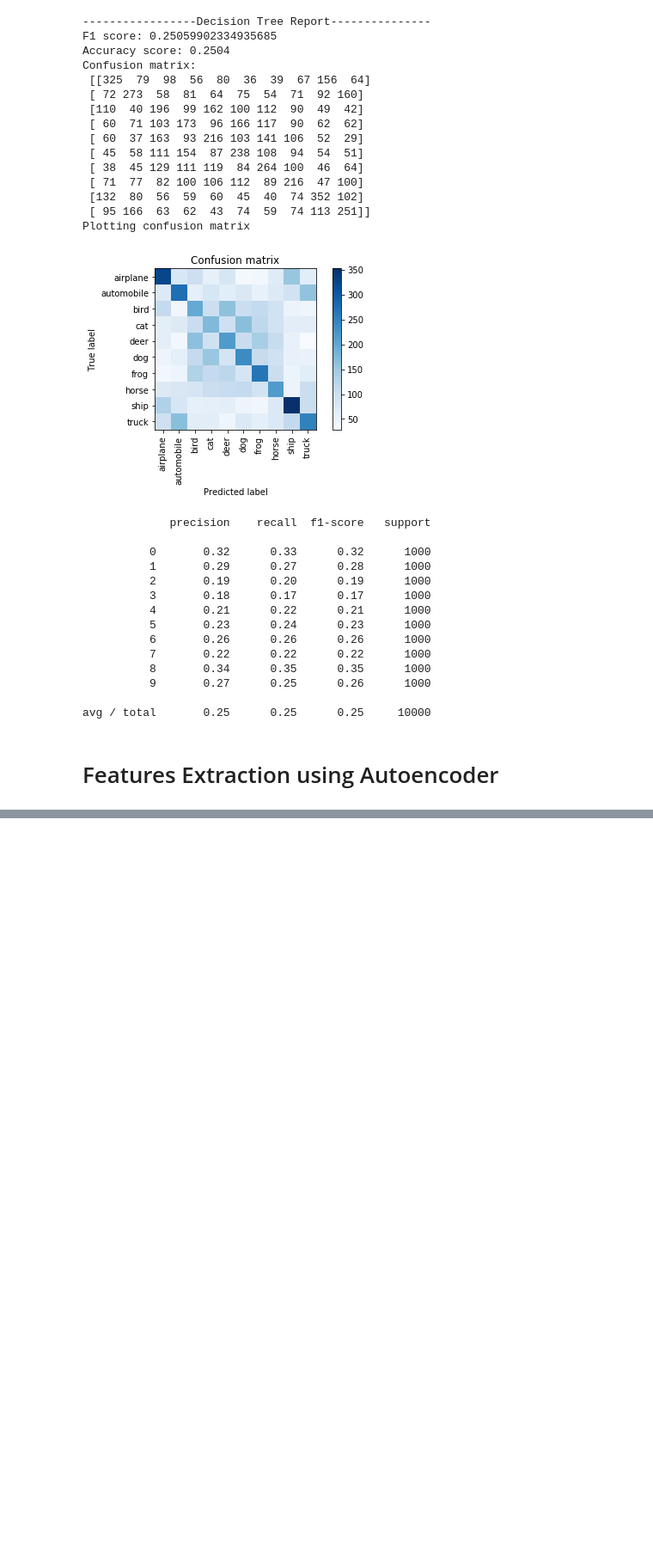
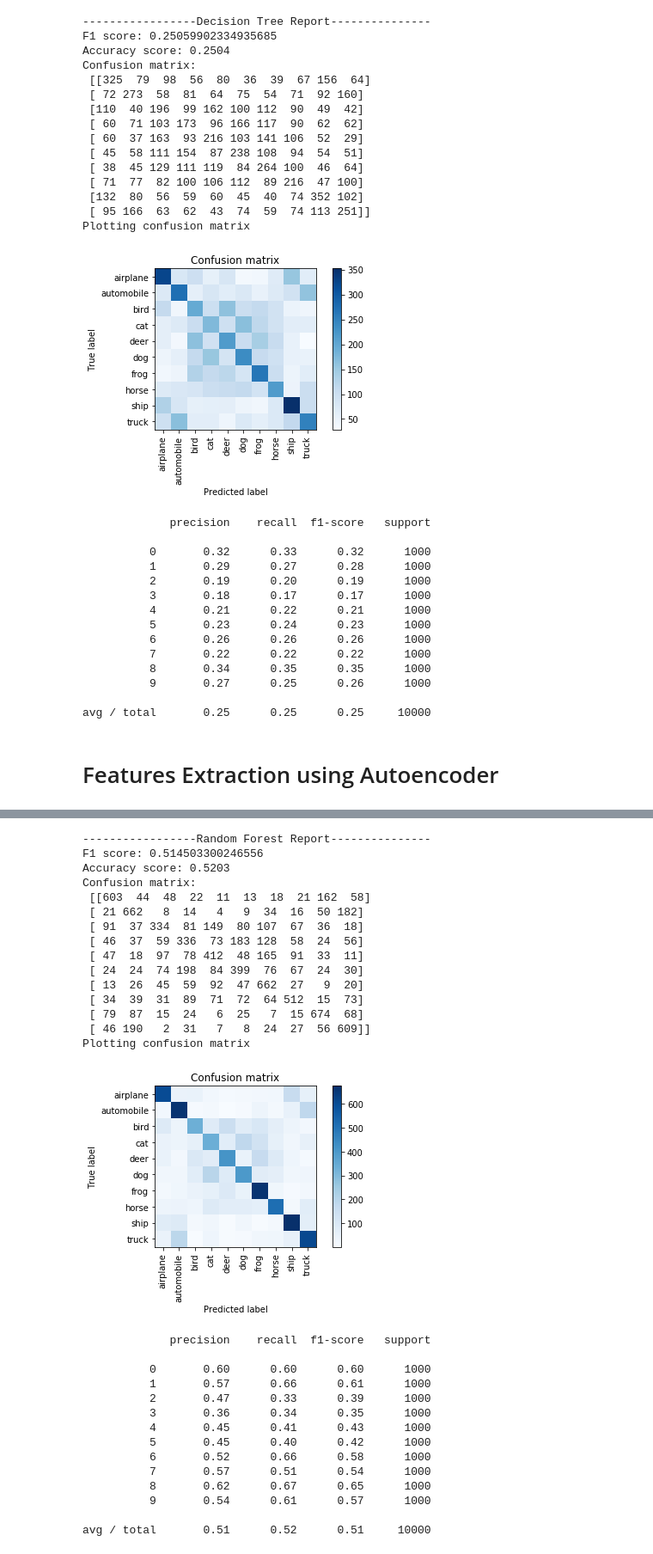
Before and after one commit to hgdangkhoi/Image-Classification-with-Fashion-MNIST-and-CIFAR-10, a Jupyter notebook: Image Classification with Fashion-MNIST and CIFAR-10.ipynb, the cells around one changed output, grey strips where cells are left out. Shown at 86% size. Drawn from its saved outputs; the diff is of its cells as text; code cells hidden in the pictures; blank space fills up the shorter version.

```diff
--- a/Image Classification with Fashion-MNIST and CIFAR-10.ipynb
+++ b/Image Classification with Fashion-MNIST and CIFAR-10.ipynb
@@ -2212,0 +2388,48 @@ autoencoder_features_train.shape
+# %%
+# Random Forest report and analysis
+y_pred_forest_autoencoder = random_forest.predict(autoencoder_features_test_flat)
+random_forest_autoencoder_f1 = metrics.f1_score(y_test, y_pred_forest_autoencoder, average= "weighted")
+random_forest_autoencoder_accuracy = metrics.accuracy_score(y_test, y_pred_forest_autoencoder)
+random_forest_autoencoder_cm = metrics.confusion_matrix(y_test, y_pred_forest_autoencoder)
+print("-----------------Random Forest Report---------------")
+print("F1 score: {}".format(random_forest_autoencoder_f1))
+print("Accuracy score: {}".format(random_forest_autoencoder_accuracy))
+print("Confusion matrix: \n", random_forest_autoencoder_cm)
+print('Plotting confusion matrix')
+
+plt.figure()
+plot_confusion_matrix(random_forest_autoencoder_cm, labelNames)
+plt.show()
+
+print(metrics.classification_report(y_test, y_pred_forest_autoencoder))
+# %% [output]
+-----------------Random Forest Report---------------
+F1 score: 0.514503300246556
+Accuracy score: 0.5203
+Confusion matrix:
+ [[603  44  48  22  11  13  18  21 162  58]
+ [ 21 662   8  14   4   9  34  16  50 182]
+ [ 91  37 334  81 149  80 107  67  36  18]
+ [ 46  37  59 336  73 183 128  58  24  56]
+ [ 47  18  97  78 412  48 165  91  33  11]
+ [ 24  24  74 198  84 399  76  67  24  30]
+ [ 13  26  45  59  92  47 662  27   9  20]
+ [ 34  39  31  89  71  72  64 512  15  73]
+ [ 79  87  15  24   6  25   7  15 674  68]
+ [ 46 190   2  31   7   8  24  27  56 609]]
+Plotting confusion matrix
+[figure, added]
+             precision    recall  f1-score   support
+
+          0       0.60      0.60      0.60      1000
+          1       0.57      0.66      0.61      1000
+          2       0.47      0.33      0.39      1000
+          3       0.36      0.34      0.35      1000
+          4       0.45      0.41      0.43      1000
+          5       0.45      0.40      0.42      1000
+          6       0.52      0.66      0.58      1000
+          7       0.57      0.51      0.54      1000
+          8       0.62      0.67      0.65      1000
+          9       0.54      0.61      0.57      1000
+
+avg / total       0.51      0.52      0.51     10000
```
Also changed, not shown: parts of 22 cells of this notebook.
